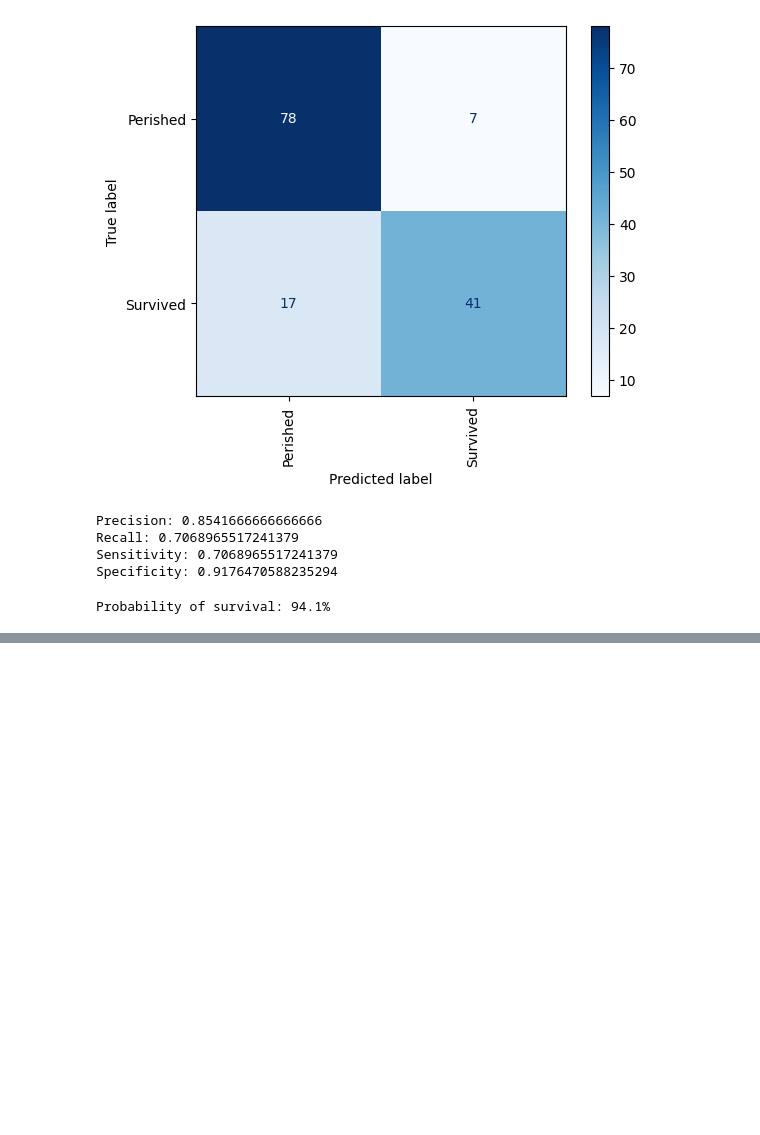
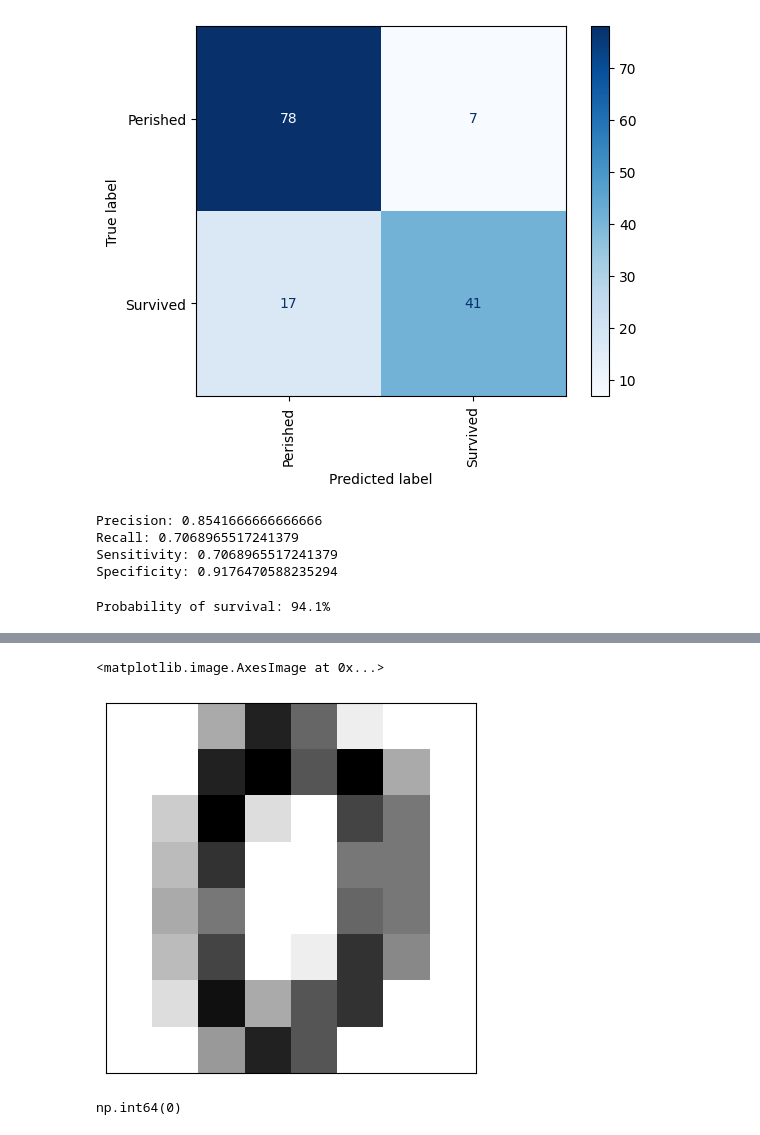
Before and after one commit to bolicnikola/Applied-Machine-Learning-And-AI, a Jupyter notebook: Classification_Models.ipynb, the cells around one changed output, grey strips where cells are left out. Drawn from its saved outputs; the diff is of its cells as text; code cells hidden in the pictures; blank space fills up the shorter version.

```diff
--- a/Classification_Models.ipynb
+++ b/Classification_Models.ipynb
@@ -162,0 +245,6 @@ Probability of survival: 94.1%
+# %%
+from sklearn import datasets
+
+digits = datasets.load_digits()
+print('digits.images: ' + str(digits.images.shape))
+print('digits.target: ' + str(digits.target.shape))
@@ -162,0 +265,13 @@ Probability of survival: 94.1%
+# %%
+import matplotlib.pyplot as plt
+
+plt.tick_params(axis='both', which='both', bottom=False, top=False, left=False,
+                right=False, labelbottom=False, labelleft=False)
+plt.imshow(digits.images[0], cmap=plt.cm.gray_r)
+# %% [output]
+<matplotlib.image.AxesImage at 0x...>
+[figure, added]
+# %%
+digits.target[0]
+# %% [output]
+np.int64(0)
```
Also changed, not shown: parts of 22 cells of this notebook.
